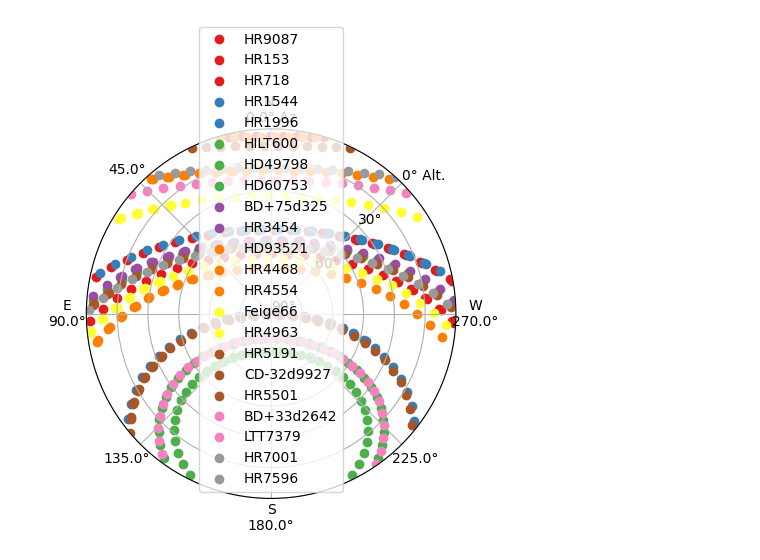
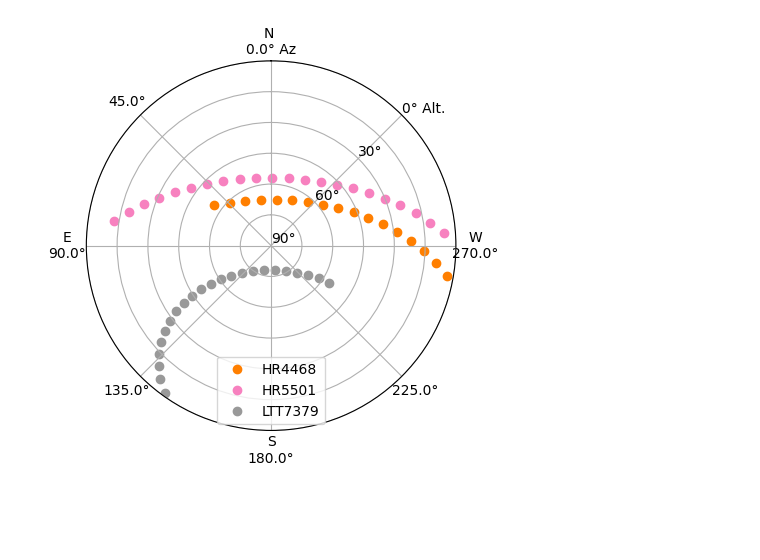
Before and after one commit to enzoperesafonso/Lesedi_Preflight_Tools, a Jupyter notebook: caibration_stars_planner/testing.ipynb, the cells around one changed output. Drawn from its saved outputs; the diff is of its cells as text; code cells hidden in the pictures; blank space fills up the shorter version.

```diff
--- a/caibration_stars_planner/testing.ipynb
+++ b/caibration_stars_planner/testing.ipynb
@@ -84,4 +98,0 @@ Length = 35 rows
-# %%
-from astroplan import observability_table
-table = observability_table(constraints, SUTHERLAND_OBSERVATORY, spectral_standards_targets, time_range=time_range)
-print(table)
@@ -105,0 +99,31 @@ target name ever observable always observable fraction of time observable
+# %%
+from astroplan import observability_table
+
+observability_early = observability_table(
+    constraints,
+    SUTHERLAND_OBSERVATORY,
+    spectral_standards_targets,
+    time_range=time_range_early,
+)
+
+observability_mid = observability_table(
+    constraints,
+    SUTHERLAND_OBSERVATORY,
+    spectral_standards_targets,
+    time_range=time_range_mid,
+)
+
+observability_late = observability_table(
+    constraints,
+    SUTHERLAND_OBSERVATORY,
+    spectral_standards_targets,
+    time_range=time_range_late,
+)
+
+possible_candidates_early = observability_early[observability_early["fraction of time observable"] >= 0.4]
+possible_candidates_mid = observability_mid[observability_mid["fraction of time observable"] >= 0.4]
+possible_candidates_late = observability_late[observability_late["fraction of time observable"] >= 0.4]
+
+print(possible_candidates_early)
+print(possible_candidates_mid)
+print(possible_candidates_late)
@@ -106,31 +188,34 @@ target name ever observable always observable fraction of time observable
 # %%
 from astroplan.plots import plot_sky
 from astroplan import Observer, FixedTarget
 
 import matplotlib.pyplot as plt
 from matplotlib import cm
 from astropy.time import Time
 from astropy.coordinates import SkyCoord
 import astropy.units as u
 
 
 
 # Get grid of times within the time_range limits
 from astroplan import time_grid_from_range
+time_range = Time([time_window_start, time_window_start + 12 * u.hour])
 time_grid = time_grid_from_range(time_range)
 
 plt.figure(figsize=(6,6))
 cmap = cm.Set1             # Cycle through this colormap
 
 for i, target in enumerate(spectral_standards_targets):
-    ax = plot_sky(target, SUTHERLAND_OBSERVATORY, time_grid,
-                  style_kwargs=dict(color=cmap(float(i)/len(spectral_standards_targets)),
-                                    label=target.name))
+
+    if target.name in selected_rows:
+        ax = plot_sky(target, SUTHERLAND_OBSERVATORY, time_grid,
+                    style_kwargs=dict(color=cmap(float(i)/len(spectral_standards_targets)),
+                                        label=target.name))
 
     legend = ax.legend(loc='lower center')
     legend.get_frame().set_facecolor('w')
 
 
 plt.show()
 # %% [output]
-[figure, old version]
+[figure, new version]
```
Also changed, not shown: parts of 9 cells of this notebook.
